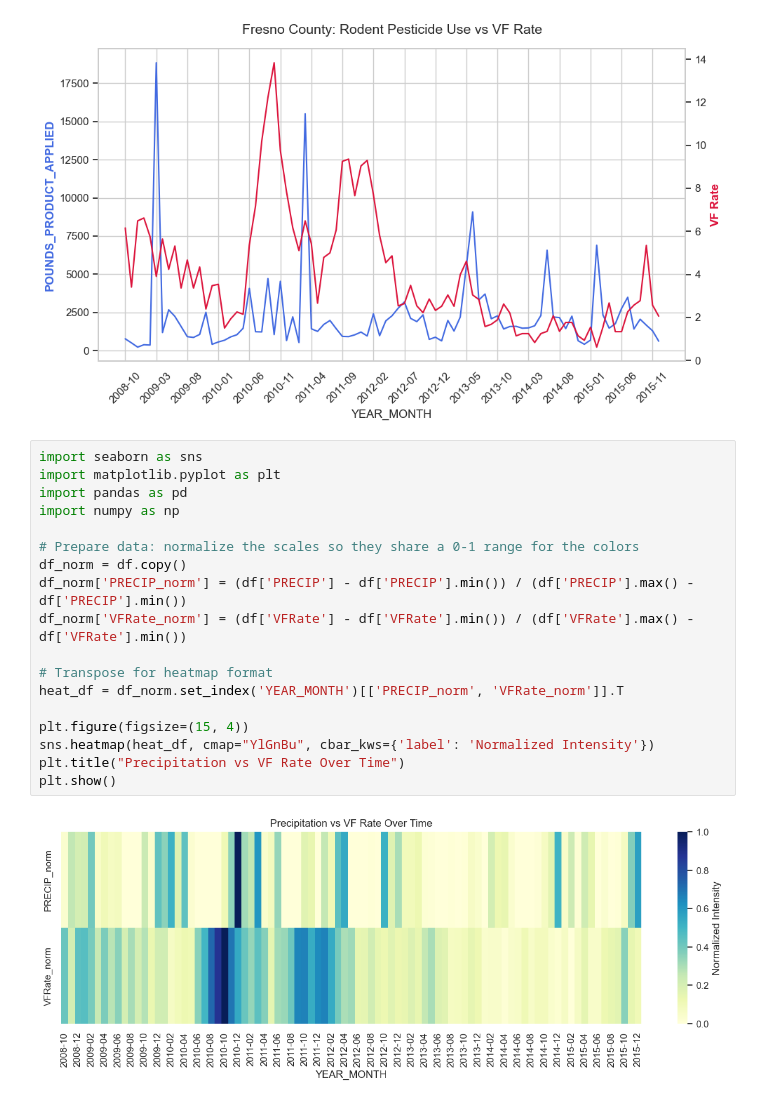
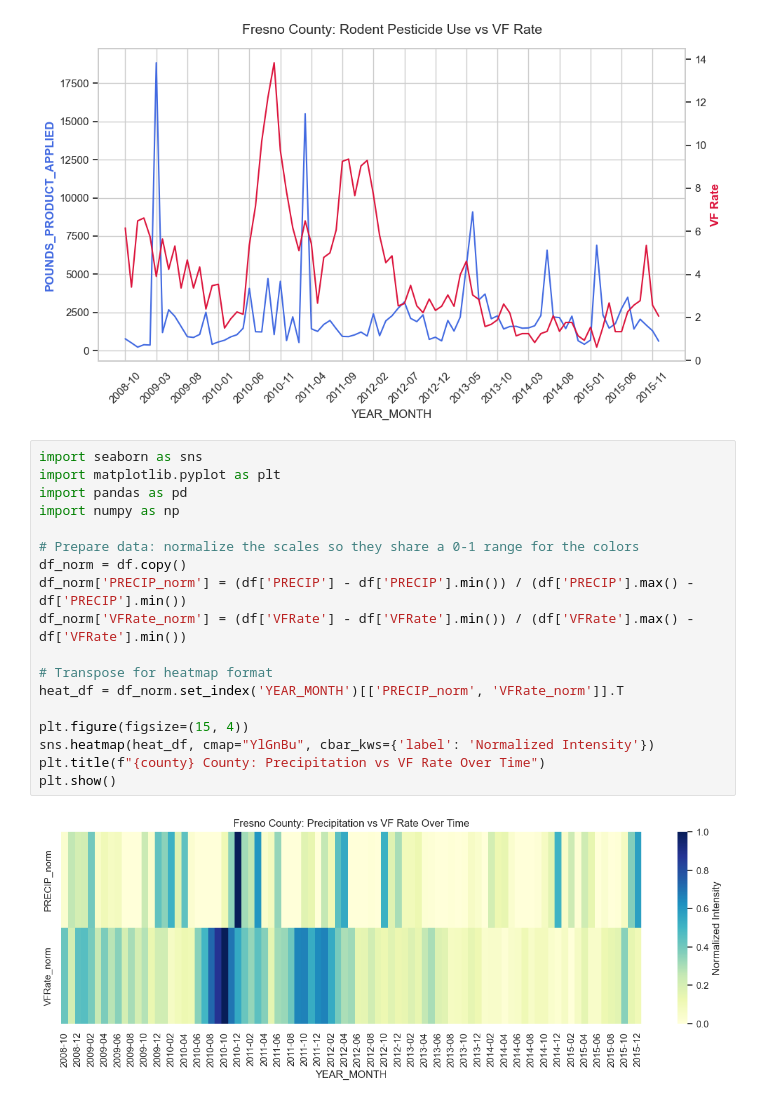
Before and after one commit to dillonallen92/ValleyFeverAnalysis_Cleaned, a Jupyter notebook: src/notebooks/data_investigation.ipynb, the cells around one changed output. Cells and saved outputs as stored; diff of their text form.

```diff
--- a/src/notebooks/data_investigation.ipynb
+++ b/src/notebooks/data_investigation.ipynb
@@ -74,20 +74,20 @@ plt.show()
 # %%
 import seaborn as sns
 import matplotlib.pyplot as plt
 import pandas as pd
 import numpy as np
 
 # Prepare data: normalize the scales so they share a 0-1 range for the colors
 df_norm = df.copy()
 df_norm['PRECIP_norm'] = (df['PRECIP'] - df['PRECIP'].min()) / (df['PRECIP'].max() - df['PRECIP'].min())
 df_norm['VFRate_norm'] = (df['VFRate'] - df['VFRate'].min()) / (df['VFRate'].max() - df['VFRate'].min())
 
 # Transpose for heatmap format
 heat_df = df_norm.set_index('YEAR_MONTH')[['PRECIP_norm', 'VFRate_norm']].T
 
 plt.figure(figsize=(15, 4))
 sns.heatmap(heat_df, cmap="YlGnBu", cbar_kws={'label': 'Normalized Intensity'})
-plt.title("Precipitation vs VF Rate Over Time")
+plt.title(f"{county} County: Precipitation vs VF Rate Over Time")
 plt.show()
 # %% [output]
-[figure, old version]
+[figure, new version]
```
Also changed, not shown: parts of 3 cells of this notebook, 24 other files.
